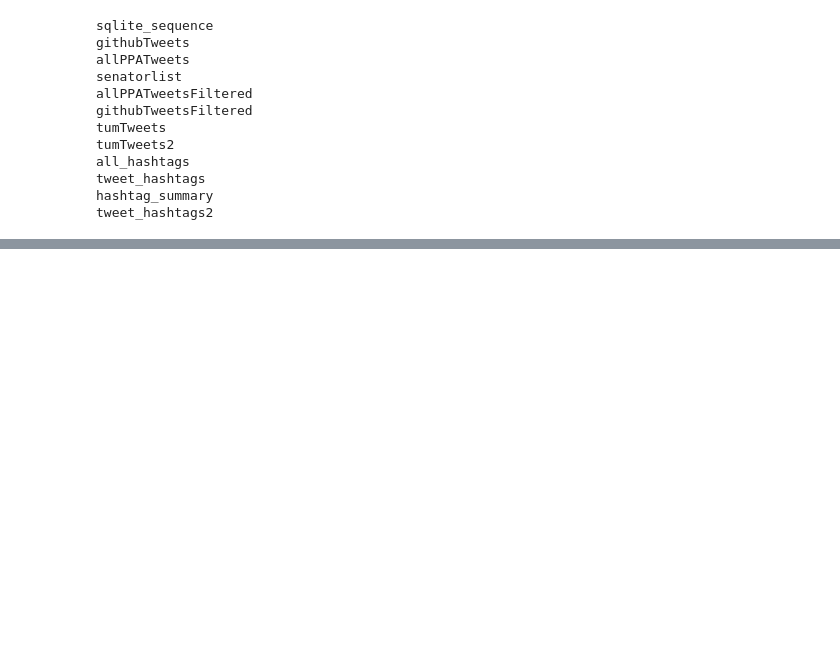
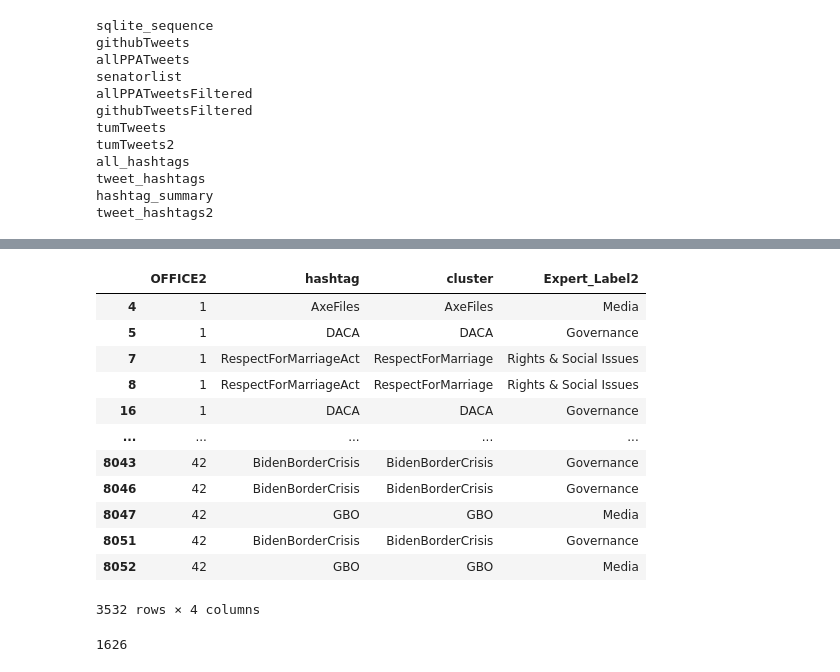
Before and after one commit to CEL-lab/multilayer_polarization, a Jupyter notebook: data/zero2hero.ipynb, the cells around one changed output, grey strips where cells are left out. Drawn from its saved outputs; the diff is of its cells as text; code cells hidden in the pictures; blank space fills up the shorter version.

```diff
--- a/data/zero2hero.ipynb
+++ b/data/zero2hero.ipynb
@@ -660,0 +653,24 @@ conn.close()
+# %%
+#get rows where OFFICE2 and cluster both are duplicated
+merged_data[merged_data.duplicated(['OFFICE2', 'cluster'], keep=False)]
+# %% [output]
+|  | OFFICE2 | hashtag | cluster | Expert_Label2 |
+| 4 | 1 | AxeFiles | AxeFiles | Media |
+| 5 | 1 | DACA | DACA | Governance |
+| 7 | 1 | RespectForMarriageAct | RespectForMarriage | Rights & Social Issues |
+| 8 | 1 | RespectForMarriageAct | RespectForMarriage | Rights & Social Issues |
+| 16 | 1 | DACA | DACA | Governance |
+| ... | ... | ... | ... | ... |
+| 8043 | 42 | BidenBorderCrisis | BidenBorderCrisis | Governance |
+| 8046 | 42 | BidenBorderCrisis | BidenBorderCrisis | Governance |
+| 8047 | 42 | GBO | GBO | Media |
+| 8051 | 42 | BidenBorderCrisis | BidenBorderCrisis | Governance |
+| 8052 | 42 | GBO | GBO | Media |
+3532 rows × 4 columns
+# %%
+
+#drop duplicates in cluster
+merged_data = merged_data.drop_duplicates(subset=['OFFICE2', 'cluster'], keep='first')
+len(merged_data)
+# %% [output]
+1626
```
Also changed, not shown: parts of 24 cells of this notebook, 5 other files.
